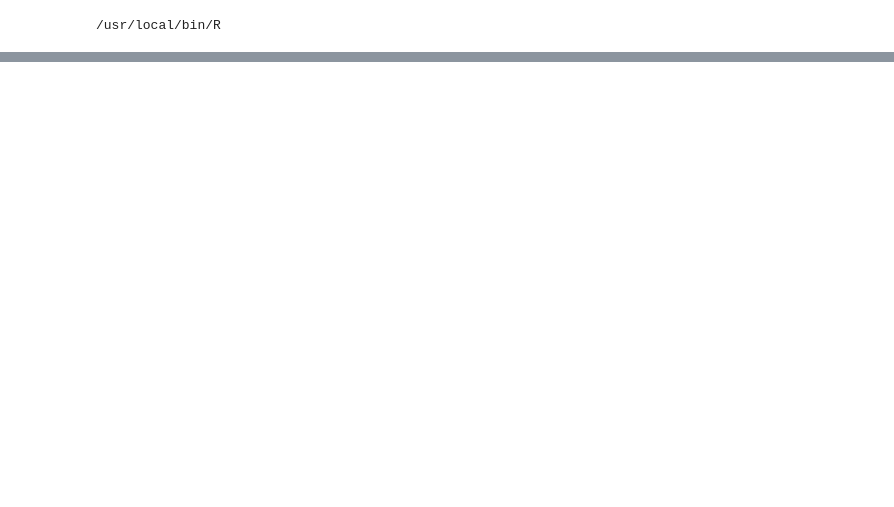
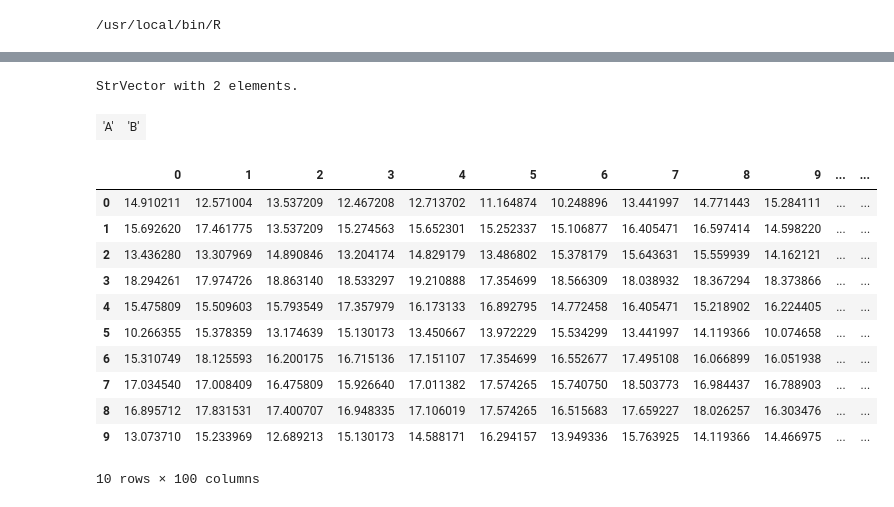
Before and after one commit to gotyou007/omicsprofiler, a Jupyter notebook: auto_examples_jupyter/limma_test.ipynb, the cells around one changed output, grey strips where cells are left out. Saved outputs shown, nothing was run; the diff lists cells and outputs as text; code cells hidden in the pictures; blank space fills up the shorter version.

Commit message:
wrap up limma and deseq functions

```diff
--- a/auto_examples_jupyter/limma_test.ipynb
+++ b/auto_examples_jupyter/limma_test.ipynb
@@ -26,0 +63,14 @@ PackageNotInstalledError: The R package "writexl" is not installed.
+# %%
+# Convert data and design pandas dataframes to R dataframes
+with localconverter(ro.default_converter + pandas2ri.converter):
+    r_data = ro.conversion.py2rpy(data)
+    r_design = ro.conversion.py2rpy(design)
+    # Use the genes index column from data as a R String Vector
+    genes = ro.StrVector(
+        [
+            str(index)
+            #added tovalues to convert to numpy array
+            for index in data.index.tolist()
+            #for index in data.index.tolist()
+        ]
+    )
@@ -26,0 +97,33 @@ PackageNotInstalledError: The R package "writexl" is not installed.
+# %%
+base.levels(f)
+# %% [output]
+StrVector with 2 elements.
+| 'A' | 'B' |
+# %%
+# Create a model matrix using design's Target column using the R formula "~0 + f" to get all the unique factors as columns
+f = base.factor(r_design.rx2('condition'), levels=base.unique(r_design.rx2('condition')))
+form = Formula('~0 + f')
+form.environment['f'] = f
+r_design = stats.model_matrix(form) #create one-hot matrix
+r_design.colnames = base.levels(f) # set column names to unique factors
+# %%
+d0 = edgeR.DGEList(r_data)
+d0 = edgeR.calcNormFactors(d0)
+y = limma.voom(d0, r_design)
+# %%
+y=y[1]
+y = pd.DataFrame(y)
+y
+# %% [output]
+|  | 0 | 1 | 2 | 3 | 4 | 5 | 6 | 7 | 8 | 9 | ... | ... |
+| 0 | 14.910211 | 12.571004 | 13.537209 | 12.467208 | 12.713702 | 11.164874 | 10.248896 | 13.441997 | 14.771443 | 15.284111 | ... | ... |
+| 1 | 15.692620 | 17.461775 | 13.537209 | 15.274563 | 15.652301 | 15.252337 | 15.106877 | 16.405471 | 16.597414 | 14.598220 | ... | ... |
+| 2 | 13.436280 | 13.307969 | 14.890846 | 13.204174 | 14.829179 | 13.486802 | 15.378179 | 15.643631 | 15.559939 | 14.162121 | ... | ... |
+| 3 | 18.294261 | 17.974726 | 18.863140 | 18.533297 | 19.210888 | 17.354699 | 18.566309 | 18.038932 | 18.367294 | 18.373866 | ... | ... |
+| 4 | 15.475809 | 15.509603 | 15.793549 | 17.357979 | 16.173133 | 16.892795 | 14.772458 | 16.405471 | 15.218902 | 16.224405 | ... | ... |
+| 5 | 10.266355 | 15.378359 | 13.174639 | 15.130173 | 13.450667 | 13.972229 | 15.534299 | 13.441997 | 14.119366 | 10.074658 | ... | ... |
+| 6 | 15.310749 | 18.125593 | 16.200175 | 16.715136 | 17.151107 | 17.354699 | 16.552677 | 17.495108 | 16.066899 | 16.051938 | ... | ... |
+| 7 | 17.034540 | 17.008409 | 16.475809 | 15.926640 | 17.011382 | 17.574265 | 15.740750 | 18.503773 | 16.984437 | 16.788903 | ... | ... |
+| 8 | 16.895712 | 17.831531 | 17.400707 | 16.948335 | 17.106019 | 17.574265 | 16.515683 | 17.659227 | 18.026257 | 16.303476 | ... | ... |
+| 9 | 13.073710 | 15.233969 | 12.689213 | 15.130173 | 14.588171 | 16.294157 | 13.949336 | 15.763925 | 14.119366 | 14.466975 | ... | ... |
+10 rows × 100 columns
```
Also changed, not shown: parts of 13 cells of this notebook, 7 other files.
